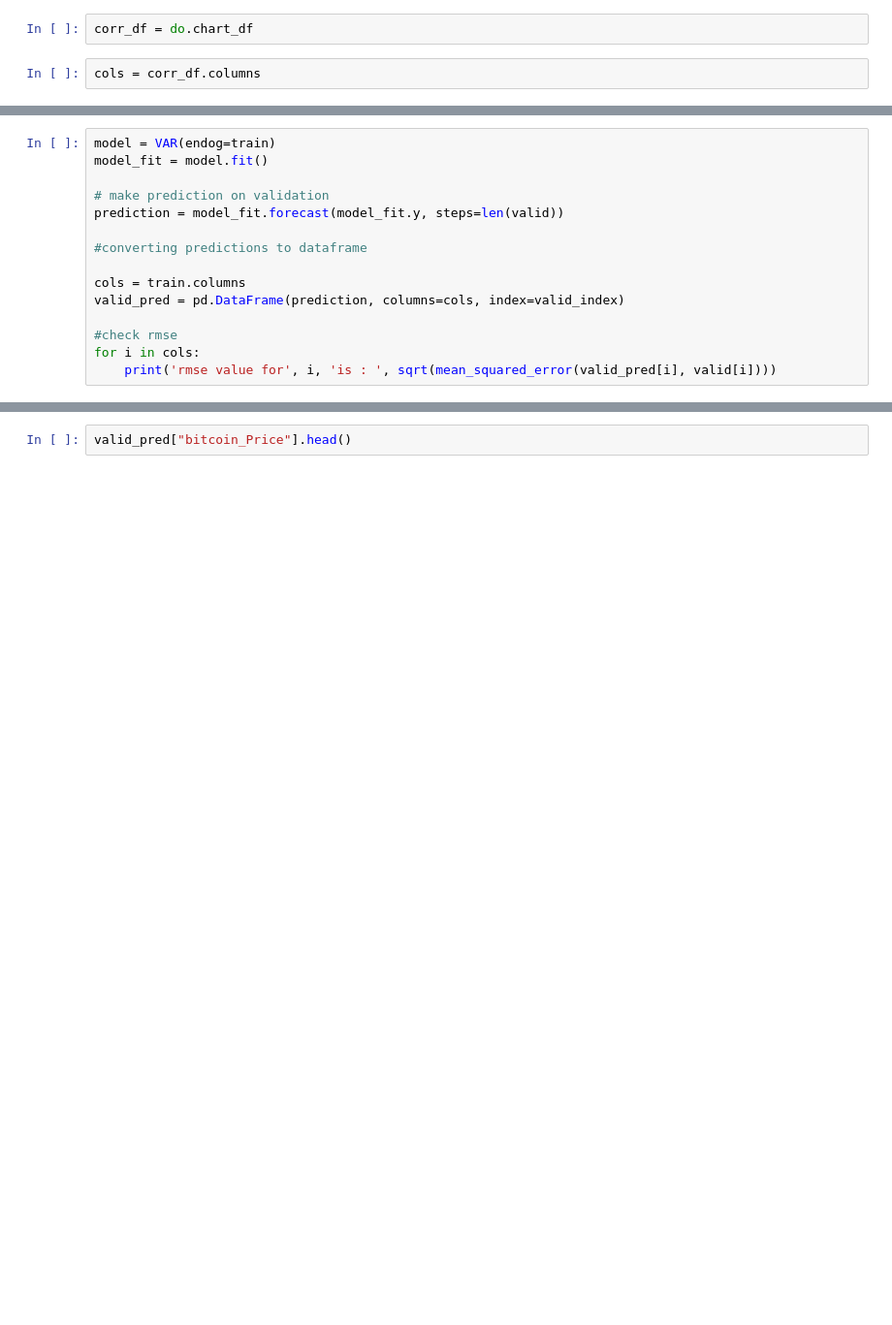
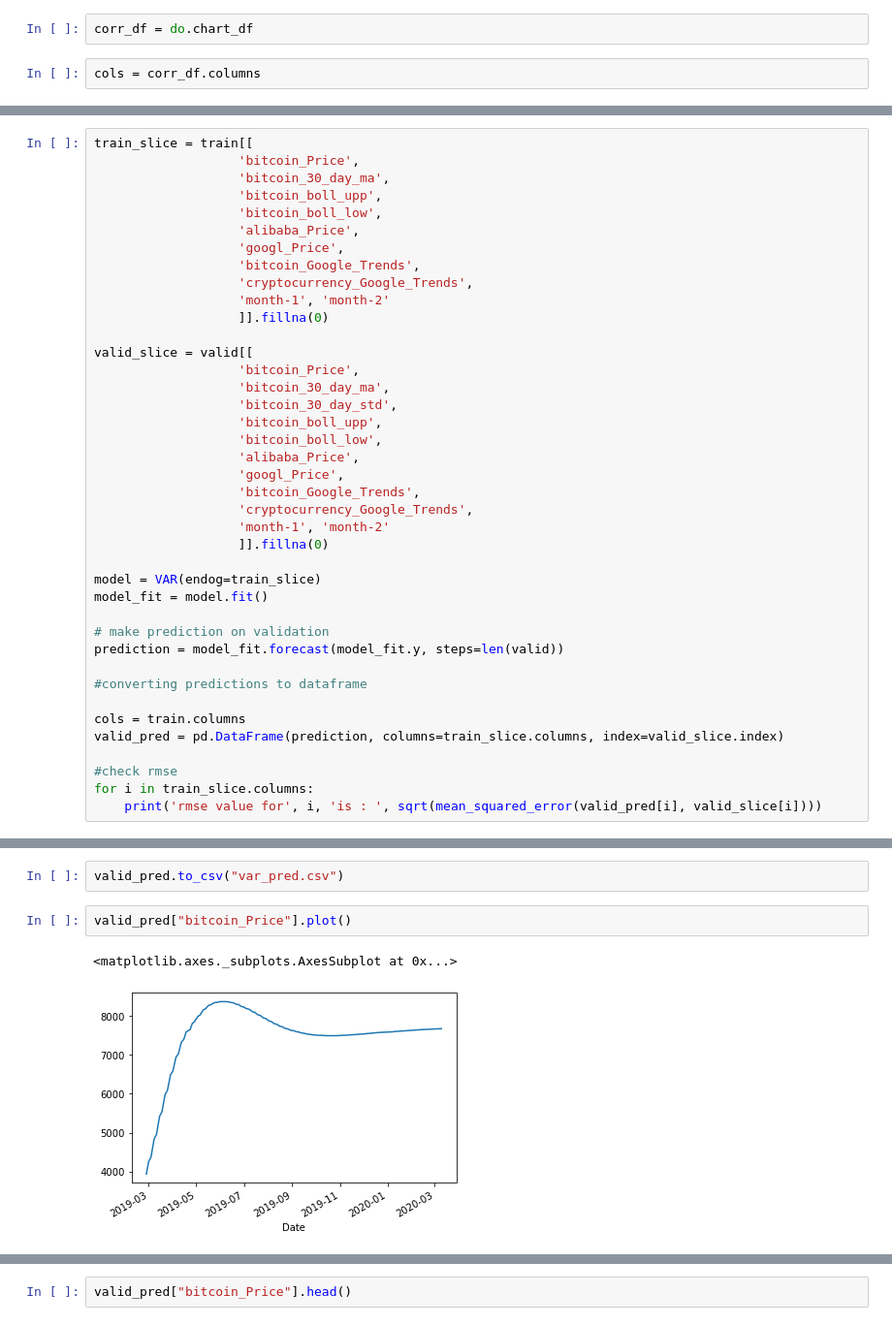
Before and after one commit to herrfeder/DataScientist, a Jupyter notebook: Project_05_Capstone_Stock_Chart_Analysis/04_model_VAR.ipynb, the cells around one changed output, grey strips where cells are left out. Shown: that part at 97% size. Saved outputs shown, nothing was run; the diff lists cells and outputs as text; blank space fills up the shorter version.

```diff
--- a/Project_05_Capstone_Stock_Chart_Analysis/04_model_VAR.ipynb
+++ b/Project_05_Capstone_Stock_Chart_Analysis/04_model_VAR.ipynb
@@ -35,5 +88,30 @@ valid_index = valid.index
 # %%
-model = VAR(endog=train)
+train_slice = train[[
+                   'bitcoin_Price',
+                   'bitcoin_30_day_ma',
+                   'bitcoin_boll_upp',
+                   'bitcoin_boll_low',
+                   'alibaba_Price',
+                   'googl_Price',
+                   'bitcoin_Google_Trends',
+                   'cryptocurrency_Google_Trends',
+                   'month-1', 'month-2'
+                   ]].fillna(0)
+
+valid_slice = valid[[
+                   'bitcoin_Price',
+                   'bitcoin_30_day_ma',
+                   'bitcoin_30_day_std',
+                   'bitcoin_boll_upp',
+                   'bitcoin_boll_low',
+                   'alibaba_Price',
+                   'googl_Price',
+                   'bitcoin_Google_Trends',
+                   'cryptocurrency_Google_Trends',
+                   'month-1', 'month-2'
+                   ]].fillna(0)
+
+model = VAR(endog=train_slice)
 model_fit = model.fit()
 
 # make prediction on validation
@@ -42,9 +120,9 @@ prediction = model_fit.forecast(model_fit.y, steps=len(valid))
 #converting predictions to dataframe
 
 cols = train.columns
-valid_pred = pd.DataFrame(prediction, columns=cols, index=valid_index)
+valid_pred = pd.DataFrame(prediction, columns=train_slice.columns, index=valid_slice.index)
 
 #check rmse
-for i in cols:
-    print('rmse value for', i, 'is : ', sqrt(mean_squared_error(valid_pred[i], valid[i])))
+for i in train_slice.columns:
+    print('rmse value for', i, 'is : ', sqrt(mean_squared_error(valid_pred[i], valid_slice[i])))
 # %% [output]
@@ -69,0 +139,7 @@ A date index has been provided, but it has no associated frequency information a
+# %%
+valid_pred.to_csv("var_pred.csv")
+# %%
+valid_pred["bitcoin_Price"].plot()
+# %% [output]
+<matplotlib.axes._subplots.AxesSubplot at 0x...>
+[figure, added]
```
Also changed, not shown: parts of 11 cells of this notebook, 4 other files.
